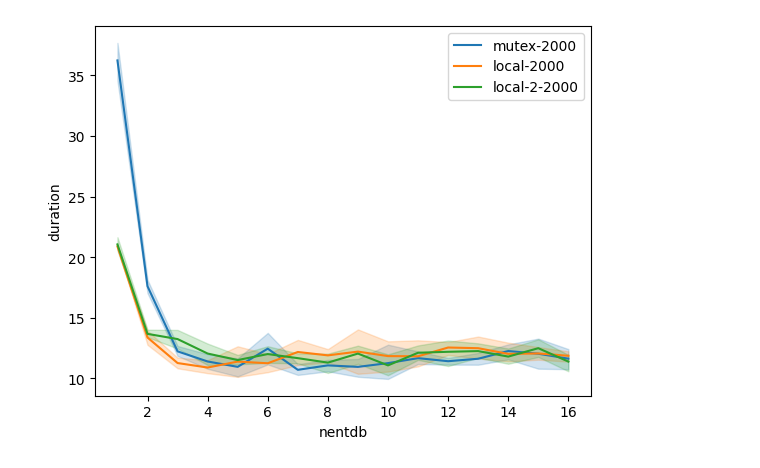
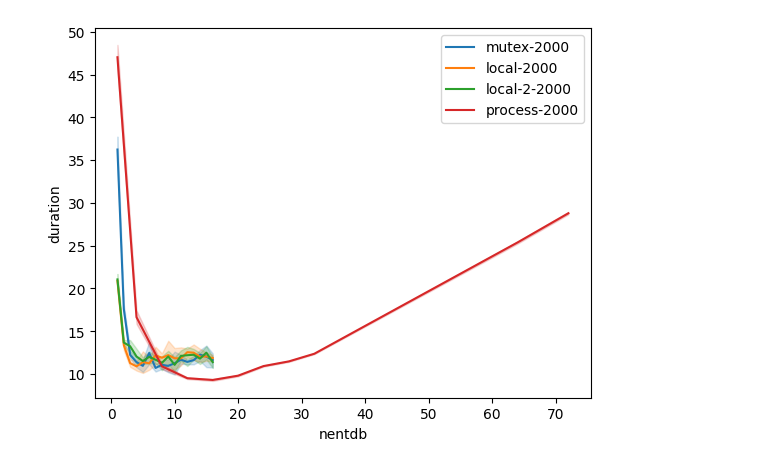
Before and after one commit to binh-vu/kgdata, a Jupyter notebook: scripts/exp/benchio/plot.ipynb, the cells around one changed output. Drawn from its saved outputs; the diff is of its cells as text; code cells hidden in the pictures.

```diff
--- a/scripts/exp/benchio/plot.ipynb
+++ b/scripts/exp/benchio/plot.ipynb
@@ -30,7 +30,7 @@ def parse_data(infile):
     return df
 
 
-basedir = "scripts/exp/benchio/"
+basedir = "libraries/kgdata/scripts/exp/benchio/"
 df_local = parse_data(basedir + "bench_thread_client_threadlocal.txt")
 df_localnew = parse_data(basedir + "bench_thread_client_threadlocal_2.txt")
 df_mutex = parse_data(basedir + "bench_thread_client_mutex.txt")
@@ -38,28 +38,28 @@ df_proc = parse_data(basedir + "bench_process.txt")
 # %%
 for entsize in [1000, 2000][1:]:
     sns.lineplot(
         x="nentdb",
         y="duration",
         data=df_mutex[df_mutex["maxentsize"] == entsize],
         label=f"mutex-{entsize}",
     )
     sns.lineplot(
         x="nentdb",
         y="duration",
         data=df_local[df_local["maxentsize"] == entsize],
         label=f"local-{entsize}",
     )
     sns.lineplot(
         x="nentdb",
         y="duration",
         data=df_localnew[df_localnew["maxentsize"] == entsize],
         label=f"local-2-{entsize}",
     )
-    # sns.lineplot(
-    #     x="ncpus",
-    #     y="duration",
-    #     data=df_proc[df_proc["maxentsize"] == entsize],
-    #     label=f"process-{entsize}",
-    # )
+    sns.lineplot(
+        x="ncpus",
+        y="duration",
+        data=df_proc[df_proc["maxentsize"] == entsize],
+        label=f"process-{entsize}",
+    )
 # %% [output]
-[figure, old version]
+[figure, new version]
```
Also changed, not shown: 16 other files.
